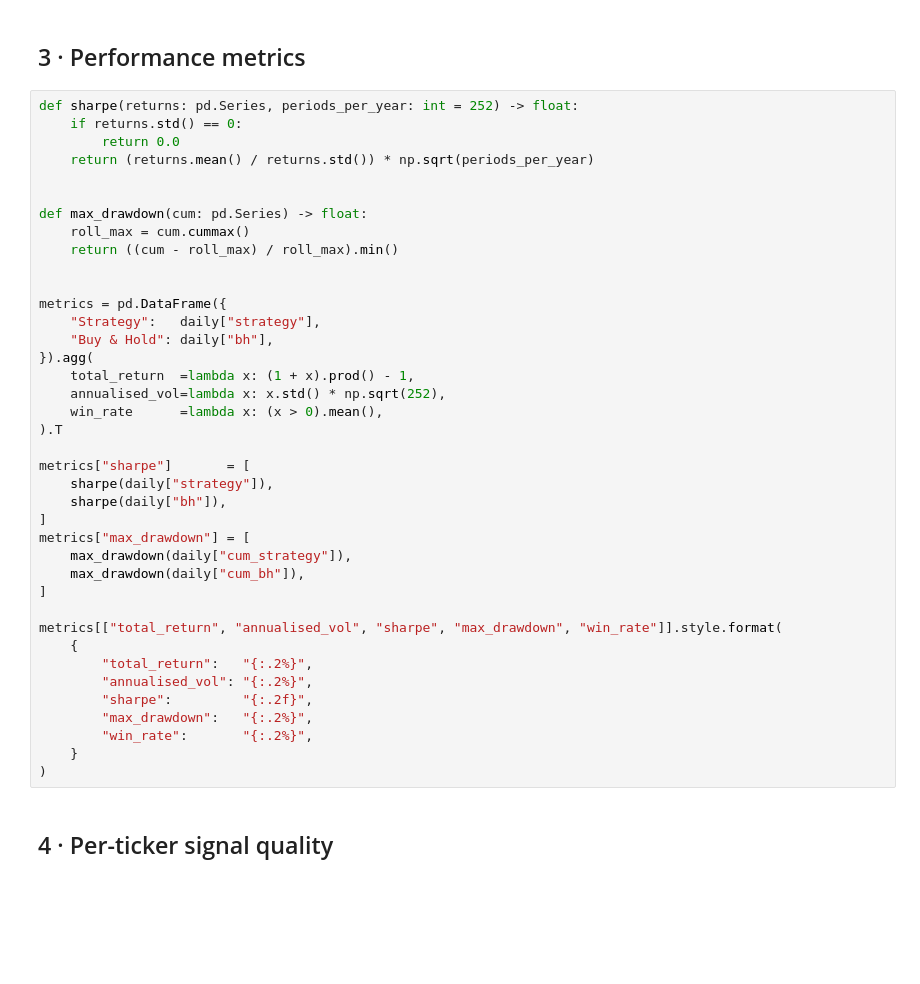
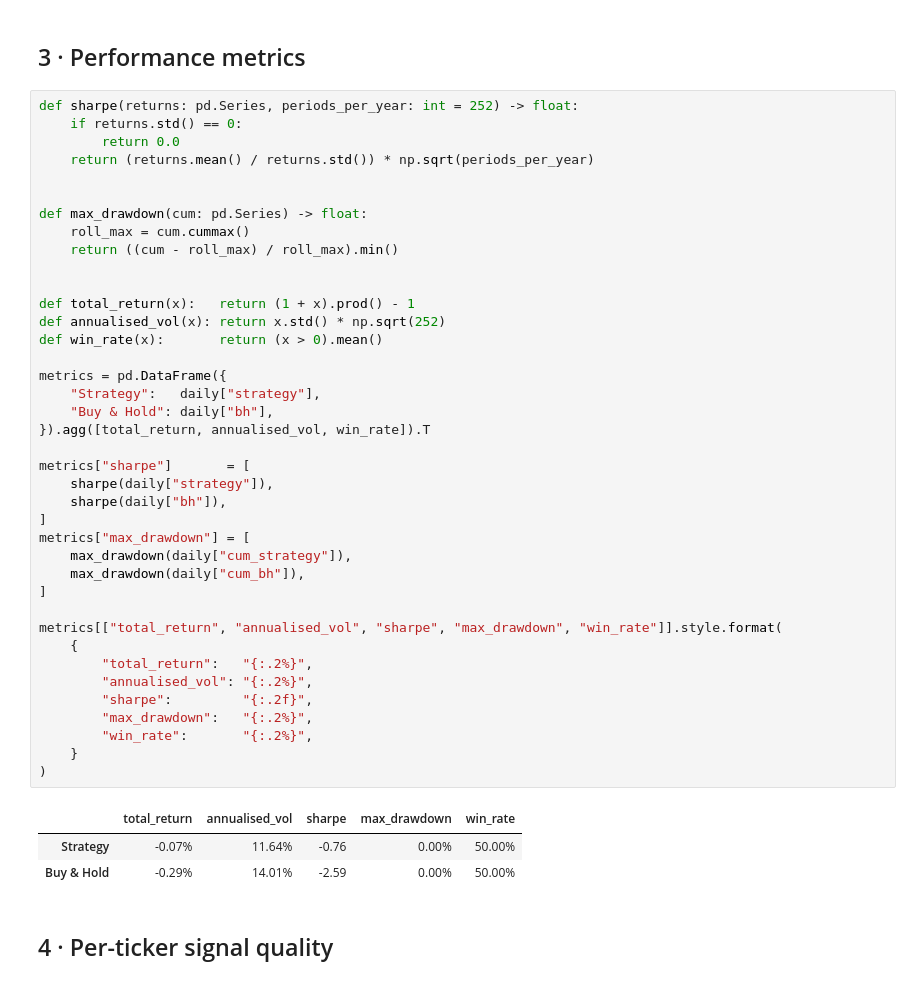
Before and after one commit to anas325/pfa_bvc, a Jupyter notebook: Notebooks/signal_pipeline/08_evaluation_and_backtest.ipynb, the cells around one changed output. Saved outputs shown, nothing was run; the diff lists cells and outputs as text; blank space fills up the shorter version.

```diff
--- a/Notebooks/signal_pipeline/08_evaluation_and_backtest.ipynb
+++ b/Notebooks/signal_pipeline/08_evaluation_and_backtest.ipynb
@@ -106,38 +104,42 @@ def sharpe(returns: pd.Series, periods_per_year: int = 252) -> float:
     return (returns.mean() / returns.std()) * np.sqrt(periods_per_year)
 
 
 def max_drawdown(cum: pd.Series) -> float:
     roll_max = cum.cummax()
     return ((cum - roll_max) / roll_max).min()
 
 
+def total_return(x):   return (1 + x).prod() - 1
+def annualised_vol(x): return x.std() * np.sqrt(252)
+def win_rate(x):       return (x > 0).mean()
+
 metrics = pd.DataFrame({
     "Strategy":   daily["strategy"],
     "Buy & Hold": daily["bh"],
-}).agg(
-    total_return  =lambda x: (1 + x).prod() - 1,
-    annualised_vol=lambda x: x.std() * np.sqrt(252),
-    win_rate      =lambda x: (x > 0).mean(),
-).T
+}).agg([total_return, annualised_vol, win_rate]).T
 
 metrics["sharpe"]       = [
     sharpe(daily["strategy"]),
     sharpe(daily["bh"]),
 ]
 metrics["max_drawdown"] = [
     max_drawdown(daily["cum_strategy"]),
     max_drawdown(daily["cum_bh"]),
 ]
 
 metrics[["total_return", "annualised_vol", "sharpe", "max_drawdown", "win_rate"]].style.format(
     {
         "total_return":   "{:.2%}",
         "annualised_vol": "{:.2%}",
         "sharpe":         "{:.2f}",
         "max_drawdown":   "{:.2%}",
         "win_rate":       "{:.2%}",
     }
 )
+# %% [output]
+|  | total_return | annualised_vol | sharpe | max_drawdown | win_rate |
+| Strategy | -0.07% | 11.64% | -0.76 | 0.00% | 50.00% |
+| Buy & Hold | -0.29% | 14.01% | -2.59 | 0.00% | 50.00% |
 # %% [markdown]
 ## 4 · Per-ticker signal quality
 # %%
```
Also changed, not shown: parts of 6 cells of this notebook, 5 other files.
